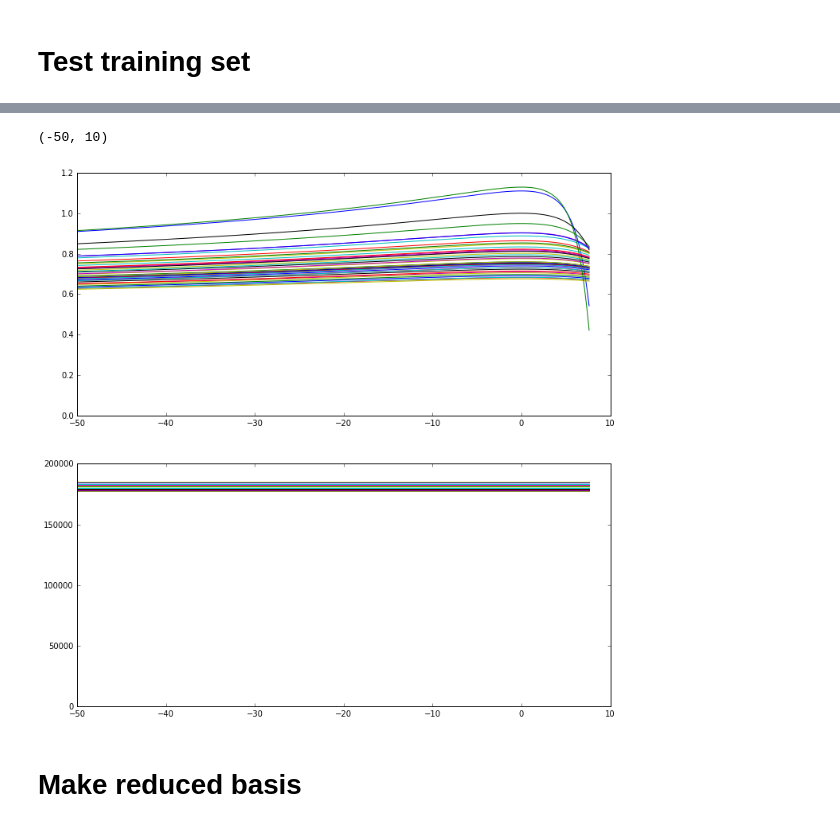
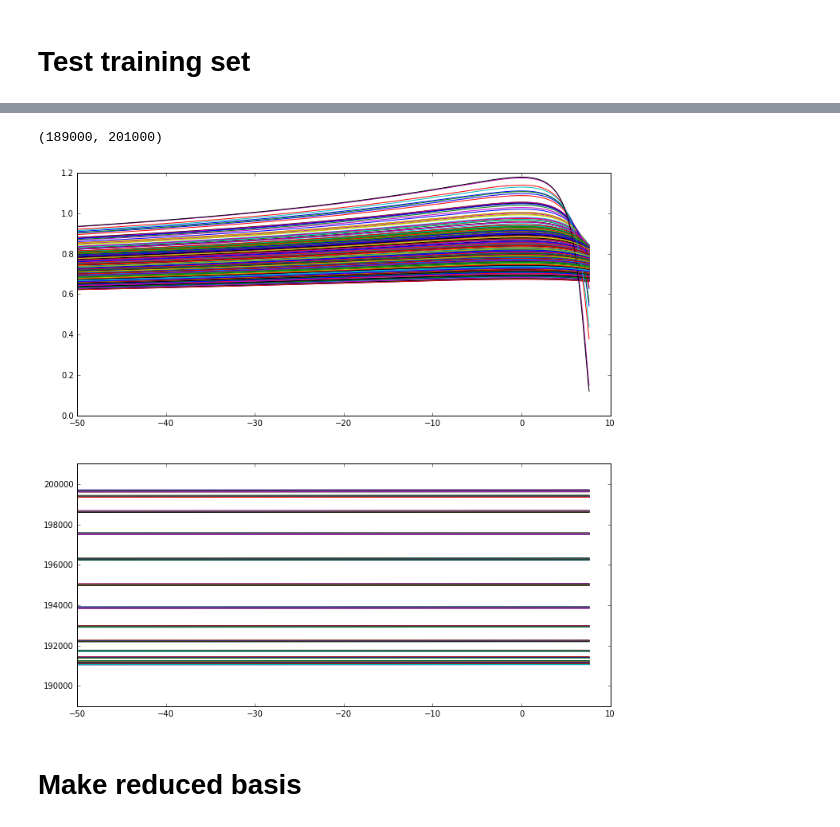
Before and after one commit to benjaminlackey/cbcrom, a Jupyter notebook: notebooks/MakeTSAndROM.ipynb, the cells around one changed output, grey strips where cells are left out. Saved outputs shown, nothing was run; the diff lists cells and outputs as text; code cells hidden in the pictures.

Commit message:
Updating data files for LALsuite version.

```diff
--- a/notebooks/MakeTSAndROM.ipynb
+++ b/notebooks/MakeTSAndROM.ipynb
@@ -56,5 +278,7 @@ ts.close()
 # %%
-ts_filename = '../data/teob_runs_cheb16_f10_v2_%d.hdf5'
+#ts_filename = '/home/bdlackey/cbcrom/training_set_cheb_3/teob_runs_cheb_3_%d.hdf5'
+#ts_filename = '/home/bdlackey/cbcrom/training_set_cheb_9/teob_runs_cheb_9_%d.hdf5'
+ts_filename = '/home/bdlackey/cbcrom/training_set_cheb_16/teob_runs_cheb_16_%d.hdf5'
 memb_size=2**34-1
 ts = tdwave.load_hdf5_time_domain_waveform_set(ts_filename, memb_size=memb_size)
 # %% [markdown]
@@ -86,18 +313,21 @@ tdwave.plot_time_domain_waveform_list(fig, waveforms, imag=True, mag=True,
 # %%
 fig = plt.figure(figsize=(12, 12))
 
 axes = fig.add_subplot(211)
-for i in range(0, ts.get_len(), 100):
+#for i in range(0, ts.get_len(), 1):
+for i in range(0, ts.get_len(), 10):
     axes.plot(ts.get_waveform_data(i).time, ts.get_waveform_data(i).amp, marker='')
 axes.set_xlim([-50, 10])
 
 axes = fig.add_subplot(212)
-for i in range(0, ts.get_len(), 100):
+#for i in range(0, ts.get_len(), 1):
+for i in range(0, ts.get_len(), 10):
     axes.plot(ts.get_waveform_data(i).time, ts.get_waveform_data(i).phase, marker='')
 axes.set_xlim([-50, 10])
+axes.set_ylim([180000, 210000])
 # %% [output]
-(-50, 10)
+(189000, 201000)
-[figure, old version]
+[figure, new version]
 # %% [markdown]
 # Make reduced basis
 # %% [markdown]
```
Also changed, not shown: parts of 47 cells of this notebook, 14 other files.
